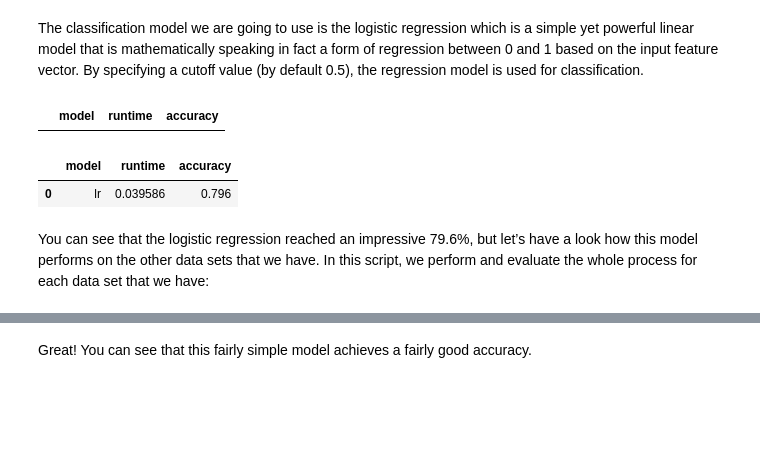
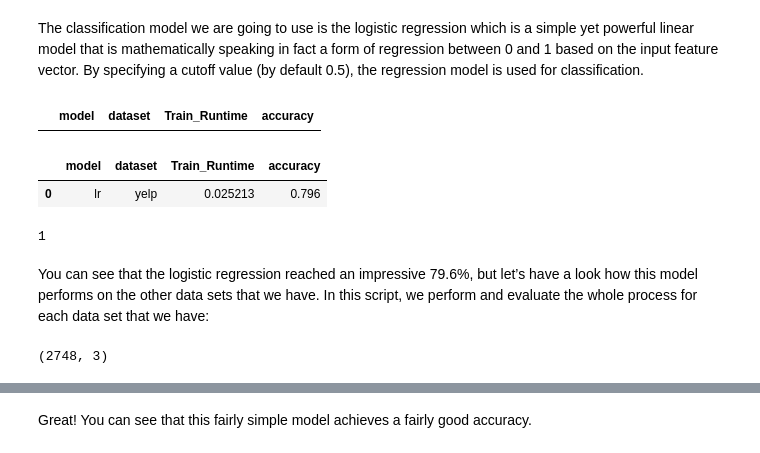
Before and after one commit to ftk1000/colab_demos, a Jupyter notebook: text_classification_with_python_and_keras.ipynb, the cells around one changed output, grey strips where cells are left out. Drawn from its saved outputs; the diff is of its cells as text; code cells hidden in the pictures; blank space fills up the shorter version.

```diff
--- a/text_classification_with_python_and_keras.ipynb
+++ b/text_classification_with_python_and_keras.ipynb
@@ -263,24 +264,26 @@ The classification model we are going to use is the logistic regression which is
 from sklearn.linear_model import LogisticRegression
 import time
 
-resdf = pd.DataFrame(columns=['model','runtime','accuracy'])
+
+# in this DF we will track DATASET, TRAINING_run_time and ACCURACY for each MODEL
+resdf = pd.DataFrame(columns=['model','dataset','Train_Runtime','accuracy'])
 idx=0
 resdf
 # %% [output]
-|  | model | runtime | accuracy |
+|  | model | dataset | Train_Runtime | accuracy |
 # %%
 start_time = time.time()
 classifier = LogisticRegression()
 classifier.fit(X_train, y_train)
 score = classifier.score(X_test, y_test)
 rtime = time.time() - start_time
 # print("Accuracy:", score)
-resdf.loc[idx]=['lr',rtime, score]
+resdf.loc[idx]=['lr','yelp', rtime, score]
 idx+=1
 resdf
 # %% [output]
-|  | model | runtime | accuracy |
-| 0 | lr | 0.039586 | 0.796 |
+|  | model | dataset | Train_Runtime | accuracy |
+| 0 | lr | yelp | 0.025213 | 0.796 |
 # %%
 # start_time = time.time()
 # rtime = time.time() - start_time
@@ -288,8 +291,15 @@ resdf
 # resdf.loc[idx]=['lr',rtime, score]
 # idx+=1
 # resdf
+idx
+# %% [output]
+1
 # %% [markdown]
 You can see that the logistic regression reached an impressive 79.6%, but let’s have a look how this model performs on the other data sets that we have. In this script, we perform and evaluate the whole process for each data set that we have:
+# %%
+df.shape
+# %% [output]
+(2748, 3)
 # %%
 for source in df['source'].unique():
     df_source = df[df['source'] == source]
```
Also changed, not shown: parts of 32 cells of this notebook.
